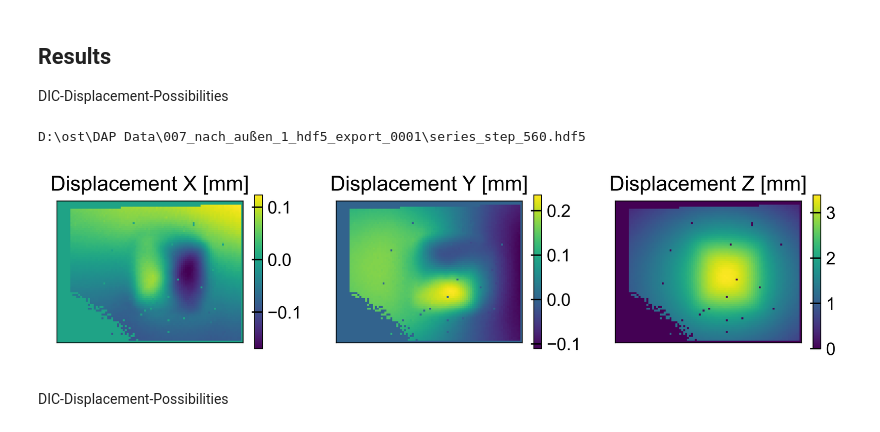
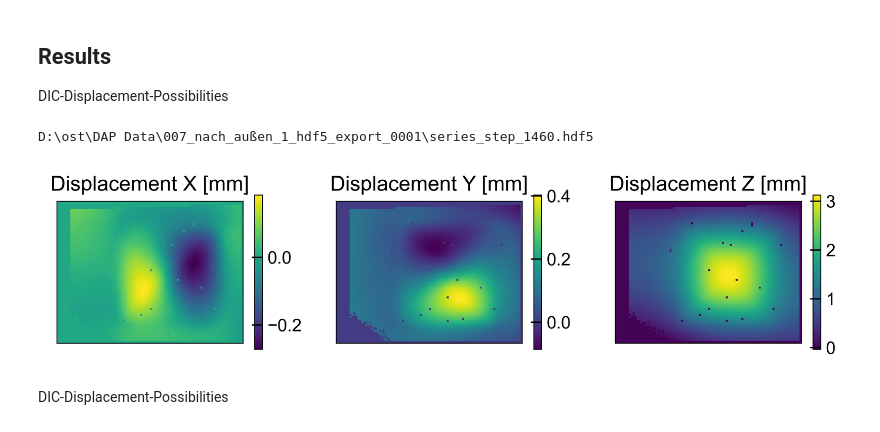
Before and after one commit to KMDE-10/DESY, a Jupyter notebook: src/DIC-TEMP-Sync/DIC-Temp-analysis.ipynb, the cells around one changed output. Cells and saved outputs as stored; diff of their text form; code cells hidden in the pictures.

```diff
--- a/src/DIC-TEMP-Sync/DIC-Temp-analysis.ipynb
+++ b/src/DIC-TEMP-Sync/DIC-Temp-analysis.ipynb
@@ -107,33 +114,33 @@ DIC-Displacement-Possibilities
 # %%
 plt.style.use('M:\\Öff gef Forschung\\Projekte\SFB 1120 Präzision\\Bearbeiterordner\\A2\\Veröffentlichungen\\bearbeiteordner\\DIC-displacement.mplstyle')
 cm=2.54
-ind=xaal.loc[xaal[('attributes','time_s')]==100,:].index[0]
+ind=xaal.loc[xaal[('attributes','time_s')]==280,:].index[0]
 
 print(ind)
 fig,ax=plt.subplots(ncols=3,figsize=(18/cm,5/cm))
 
 ax[0].set_xticklabels([])
 ax[0].set_yticklabels([])
 ax[1].set_xticklabels([])
 ax[1].set_yticklabels([])
 ax[2].set_xticklabels([])
 ax[2].set_yticklabels([])
 
 ax[0].set_title('Displacement X [mm]')
 ax[1].set_title('Displacement Y [mm]')
 ax[2].set_title('Displacement Z [mm]')
 x=ax[0].imshow(xaal.loc[ind,('displacements','displacement_x')])
 y=ax[1].imshow(xaal.loc[ind,('displacements','displacement_y')])
 z=ax[2].imshow(xaal.loc[ind,('displacements','displacement_z')])
 cbx=plt.colorbar(x,ax=ax[0],shrink=0.70)
 cby=plt.colorbar(y,ax=ax[1],shrink=0.70)
 cbz=plt.colorbar(z,ax=ax[2],shrink=0.70)
 
 plt.show()
 fig.savefig('M:\\Öff gef Forschung\\Projekte\\SFB 1120 Präzision\\Bearbeiterordner\\A2\Veröffentlichungen\\grafiken\\dispxyv100s.png',dpi=700)
 # %% [output]
-D:\ost\DAP Data\007_nach_außen_1_hdf5_export_0001\series_step_560.hdf5
+D:\ost\DAP Data\007_nach_außen_1_hdf5_export_0001\series_step_1460.hdf5
-[figure, old version]
+[figure, new version]
 # %% [markdown]
 DIC-Displacement-Possibilities
 # %%
```
Also changed, not shown: parts of 6 cells of this notebook, 1 other file.
